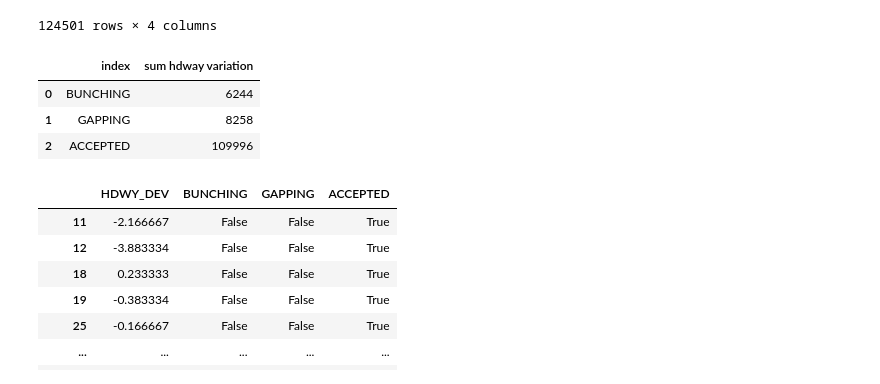
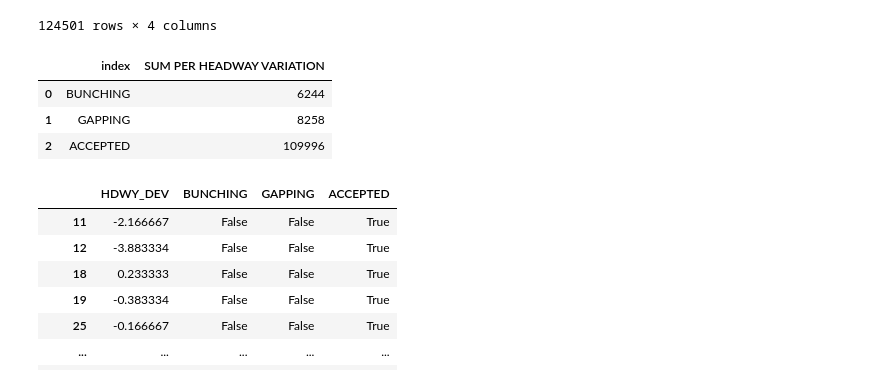
Before and after one commit to NSS-Data-Analytics-Cohort-11/wego-raiders, a Jupyter notebook: notebooks/Wego Project.ipynb, the cells around one changed output. Saved outputs shown, nothing was run; the diff lists cells and outputs as text; code cells hidden in the pictures.

```diff
--- a/notebooks/Wego Project.ipynb
+++ b/notebooks/Wego Project.ipynb
@@ -1045,11 +1060,11 @@ to_dt_hdway
 # %%
 #summation of booleans for each hdway variation for the to downtown directon
 
-to_dt_hdway_comp = to_dt_hdway[['BUNCHING', 'GAPPING', 'ACCEPTED']].sum().reset_index(name= 'sum hdway variation')
+to_dt_hdway_comp = to_dt_hdway[['BUNCHING', 'GAPPING', 'ACCEPTED']].sum().reset_index(name= 'SUM PER HEADWAY VARIATION')
 
 to_dt_hdway_comp
 # %% [output]
-|  | index | sum hdway variation |
+|  | index | SUM PER HEADWAY VARIATION |
 | 0 | BUNCHING | 6244 |
 | 1 | GAPPING | 8258 |
 | 2 | ACCEPTED | 109996 |
```
Also changed, not shown: parts of 35 cells of this notebook.
